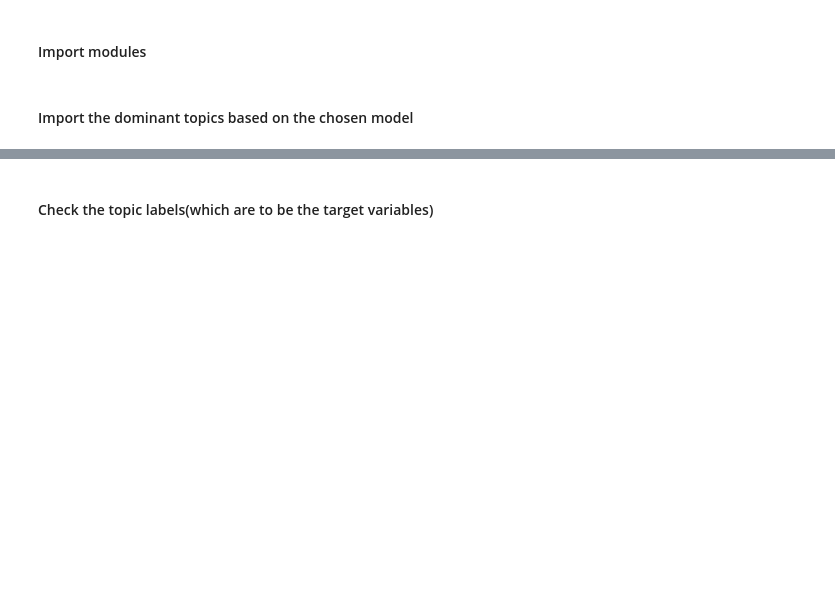
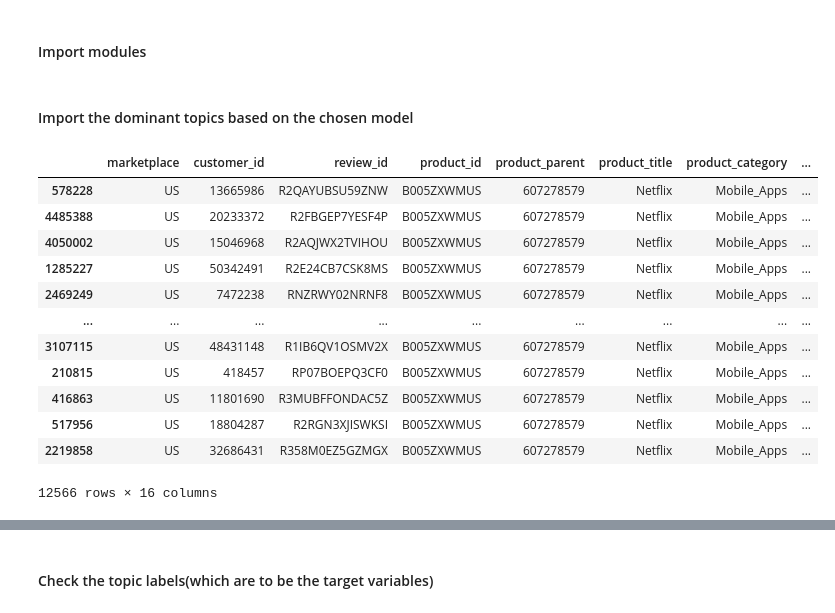
Before and after one commit to enliktjioe/master-thesis-2021, a Jupyter notebook: sandbox/netflix_app-jung-akim/BERT-Copy1.ipynb, the cells around one changed output, grey strips where cells are left out. Saved outputs shown, nothing was run; the diff lists cells and outputs as text; code cells hidden in the pictures; blank space fills up the shorter version.

```diff
--- a/sandbox/netflix_app-jung-akim/BERT-Copy1.ipynb
+++ b/sandbox/netflix_app-jung-akim/BERT-Copy1.ipynb
@@ -44,6 +44,23 @@ import umap.umap_ as umap
 # import umap.plot
 # %% [markdown]
 #### Import the dominant topics based on the chosen model
+# %%
+df = pd.read_pickle('raw_data/netflix.pkl')
+df
+# %% [output]
+|  | marketplace | customer_id | review_id | product_id | product_parent | product_title | product_category | ... |
+| 578228 | US | 13665986 | R2QAYUBSU59ZNW | B005ZXWMUS | 607278579 | Netflix | Mobile_Apps | ... |
+| 4485388 | US | 20233372 | R2FBGEP7YESF4P | B005ZXWMUS | 607278579 | Netflix | Mobile_Apps | ... |
+| 4050002 | US | 15046968 | R2AQJWX2TVIHOU | B005ZXWMUS | 607278579 | Netflix | Mobile_Apps | ... |
+| 1285227 | US | 50342491 | R2E24CB7CSK8MS | B005ZXWMUS | 607278579 | Netflix | Mobile_Apps | ... |
+| 2469249 | US | 7472238 | RNZRWY02NRNF8 | B005ZXWMUS | 607278579 | Netflix | Mobile_Apps | ... |
+| ... | ... | ... | ... | ... | ... | ... | ... | ... |
+| 3107115 | US | 48431148 | R1IB6QV1OSMV2X | B005ZXWMUS | 607278579 | Netflix | Mobile_Apps | ... |
+| 210815 | US | 418457 | RP07BOEPQ3CF0 | B005ZXWMUS | 607278579 | Netflix | Mobile_Apps | ... |
+| 416863 | US | 11801690 | R3MUBFFONDAC5Z | B005ZXWMUS | 607278579 | Netflix | Mobile_Apps | ... |
+| 517956 | US | 18804287 | R2RGN3XJISWKSI | B005ZXWMUS | 607278579 | Netflix | Mobile_Apps | ... |
+| 2219858 | US | 32686431 | R358M0EZ5GZMGX | B005ZXWMUS | 607278579 | Netflix | Mobile_Apps | ... |
+12566 rows × 16 columns
 # %%
 mallet_lda_df = pd.read_pickle('lda_mallet_model/mallet_lda_df.pkl')
 df = pd.read_pickle('raw_data/netflix.pkl')
```
Also changed, not shown: parts of 2 cells of this notebook.
